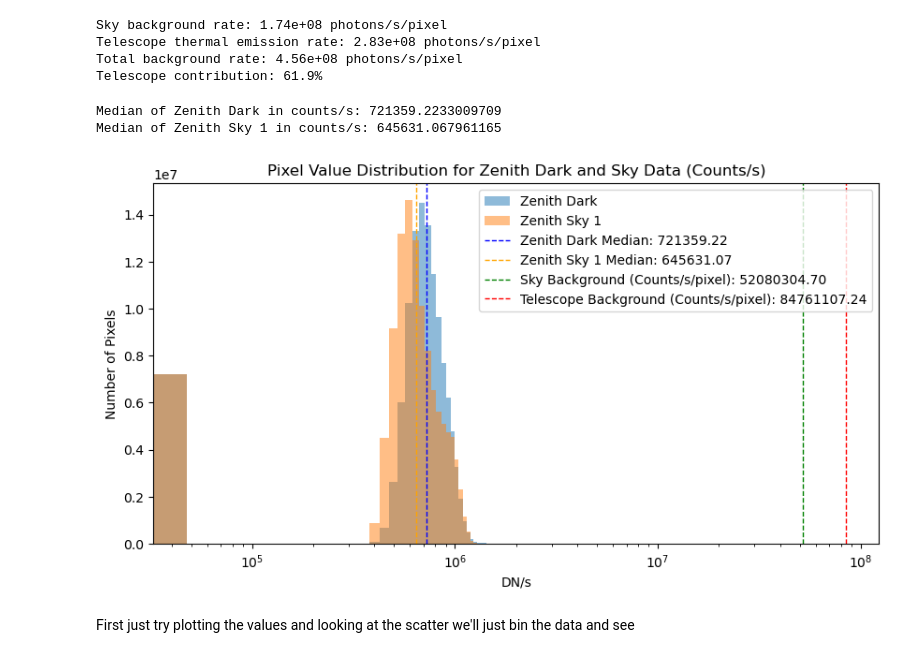
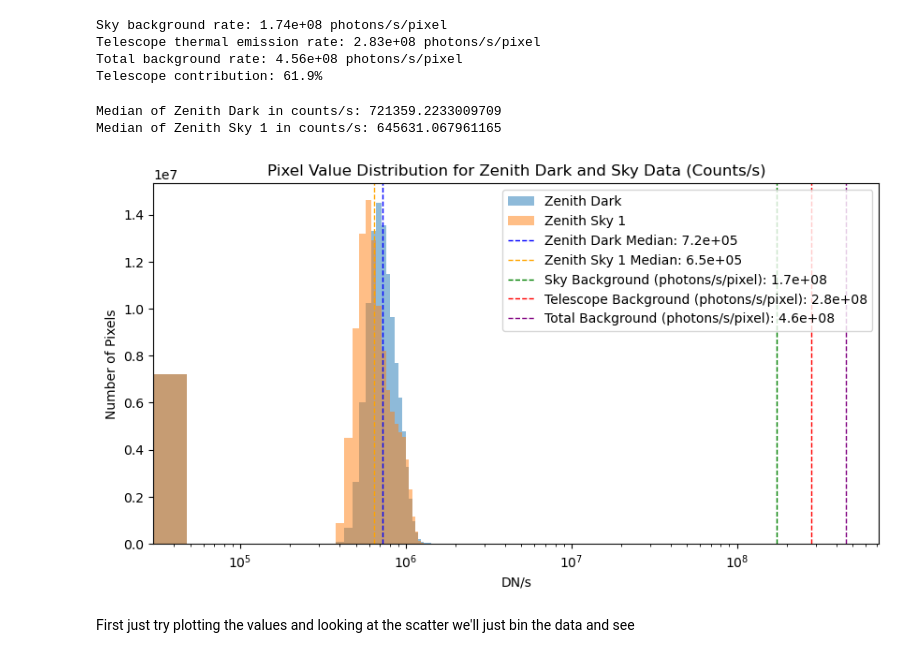
Before and after one commit to chase-urasaki/mirsi_sims, a Jupyter notebook: 260203_analysis.ipynb, the cells around one changed output. Saved outputs shown, nothing was run; the diff lists cells and outputs as text; code cells hidden in the pictures.

```diff
--- a/260203_analysis.ipynb
+++ b/260203_analysis.ipynb
@@ -399,35 +399,34 @@ Telescope thermal emission rate: 2.83e+08 photons/s/pixel
 Total background rate: 4.56e+08 photons/s/pixel
 Telescope contribution: 61.9%
 # %%
-QE = 0.3 # Typical mid-IR detector quantum efficiency
-
 # Add the expected sky and telescope background rates in counts/s/pixel to the plot as vertical lines
 plt.figure(figsize=(10,5))
 plt.hist(zenith_dark_data.flatten() / 0.0103, bins=100, alpha=0.5, label='Zenith Dark')
 plt.hist(zenith_sky_1_data.flatten() / 0.0103, bins=100, alpha=0.5, label='Zenith Sky 1')
 plt.xlabel('DN/s')
 plt.ylabel('Number of Pixels')
 plt.title('Pixel Value Distribution for Zenith Dark and Sky Data (Counts/s)')
 
 # print the median of the dark and the zenith sky one in counts/s
 print(f'Median of Zenith Dark in counts/s: {np.median(zenith_dark_data.flatten() / 0.0103)}')
 print(f'Median of Zenith Sky 1 in counts/s: {np.median(zenith_sky_1_data.flatten() / 0.0103)}')
 
 axvline_dark = np.median(zenith_dark_data.flatten() / 0.0103)
 axvline_sky_1 = np.median(zenith_sky_1_data.flatten() / 0.0103)
-plt.axvline(axvline_dark, color='blue', linestyle='dashed', linewidth=1, label=f'Zenith Dark Median: {axvline_dark:.2f}')
-plt.axvline(axvline_sky_1, color='orange', linestyle='dashed', linewidth=1, label=f'Zenith Sky 1 Median: {axvline_sky_1:.2f}')
-axvline_sky = sky_rate * QE
-axvline_tel = telescope_rate * QE
-plt.axvline(axvline_sky, color='green', linestyle='dashed', linewidth=1, label=f'Sky Background (Counts/s/pixel): {axvline_sky:.2f}')
-plt.axvline(axvline_tel, color='red', linestyle='dashed', linewidth=1, label=f'Telescope Background (Counts/s/pixel): {axvline_tel:.2f}')
+plt.axvline(axvline_dark, color='blue', linestyle='dashed', linewidth=1, label=f'Zenith Dark Median: {axvline_dark:.1e}')
+plt.axvline(axvline_sky_1, color='orange', linestyle='dashed', linewidth=1, label=f'Zenith Sky 1 Median: {axvline_sky_1:.1e}')
+axvline_sky = sky_rate
+axvline_tel = telescope_rate
+plt.axvline(axvline_sky, color='green', linestyle='dashed', linewidth=1, label=f'Sky Background (photons/s/pixel): {axvline_sky:.1e}')
+plt.axvline(axvline_tel, color='red', linestyle='dashed', linewidth=1, label=f'Telescope Background (photons/s/pixel): {axvline_tel:.1e}')
+plt.axvline(background_rate, color='purple', linestyle='dashed', linewidth=1, label=f'Total Background (photons/s/pixel): {background_rate:.1e}')
 plt.legend()
 plt.xscale('log')
 plt.show()
 # %% [output]
 Median of Zenith Dark in counts/s: 721359.2233009709
 Median of Zenith Sky 1 in counts/s: 645631.067961165
-[figure, old version]
+[figure, new version]
 # %%
 from scipy.ndimage import uniform_filter1d
 # %% [markdown]
```
